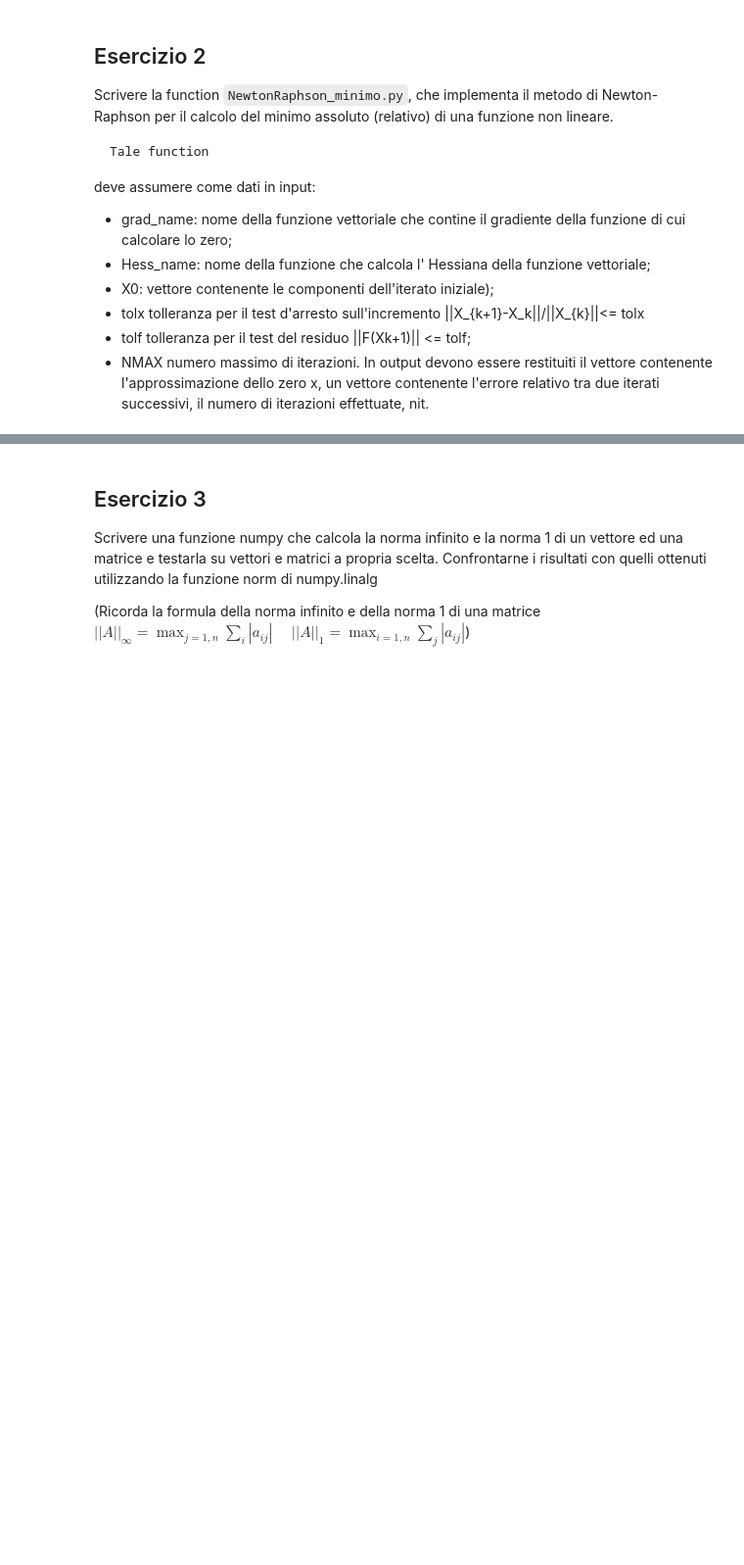
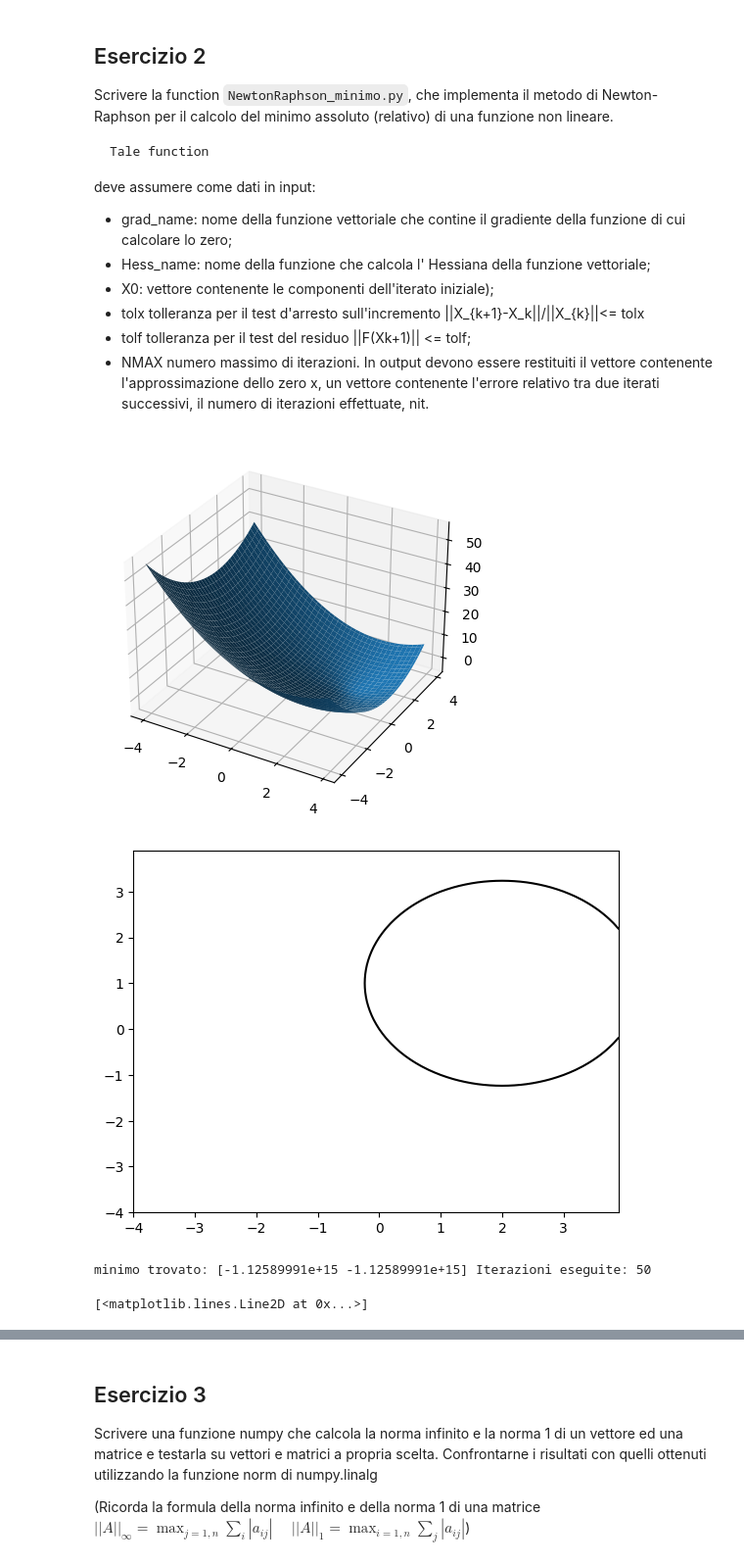
Before and after one commit to GiammaBigFishEngineer/MetodiNumericiLab, a Jupyter notebook: lab07/Esercitazione7.ipynb, the cells around one changed output, grey strips where cells are left out. Shown at 98% size. Cells and saved outputs as stored; diff of their text form; code cells hidden in the pictures; blank space fills up the shorter version.

```diff
--- a/lab07/Esercitazione7.ipynb
+++ b/lab07/Esercitazione7.ipynb
@@ -156,3 +156,44 @@ deve assumere come dati in input:
 - NMAX numero massimo di iterazioni.
 In output devono essere restituiti il vettore contenente l'approssimazione dello zero x, un vettore contenente l'errore relativo tra due iterati successivi, il numero di iterazioni
 effettuate, nit.
+# %%
+import numpy as np
+from NewtonRaphson_minimo import newtonRaphsonMinimo
+from graphic import graphic
+import matplotlib.pyplot as plt
+
+#si ricorda che il gradiente è un vettore che ha come componenti le derivate parziali.
+"""
+test sulla funzione riportata
+f(x1, x2) = x1^2 + x2^2 - 4x1 - 2x2.
+"""
+#Disegno grafico per capire il mio x0
+x_g = np.arange(-4.0,4.0,0.1)
+y_g = np.arange(-4.0,4.0,0.1)
+#Vorrei un metodo che mi discretizza tutti i punti dentro la griglia rappresentata e valutata nel piano 3D
+X,Y = np.meshgrid(x_g, y_g)
+Z1 = X**2 + Y**2 - 4*X - 2*Y
+fig=plt.figure()
+ax = fig.add_subplot(111,projection='3d')
+ax.plot_surface(X,Y,Z1)
+plt.show()
+plt.contour(X,Y,Z1,levels=[0],colors='black')
+plt.show()
+
+
+G = lambda x: np.array([ 2*x[0]-4, 2*x[1]-2 ])
+H = lambda x: np.array([
+    [2,0],
+    [0,2]
+])
+x0 = np.array([1,0])
+tolf = tolx = 1e-10
+ris,it,errors = newtonRaphsonMinimo(G,H,x0,tolx,tolf,50)
+print("minimo trovato:", ris, "Iterazioni eseguite:", it)
+
+plt.semilogy(range(0,it), errors,'-or')
+# %% [output]
+[figure, added]
+[figure, added]
+minimo trovato: [-1.12589991e+15 -1.12589991e+15] Iterazioni eseguite: 50
+[<matplotlib.lines.Line2D at 0x...>]
```
Also changed, not shown: parts of 4 cells of this notebook, 1 other file.
